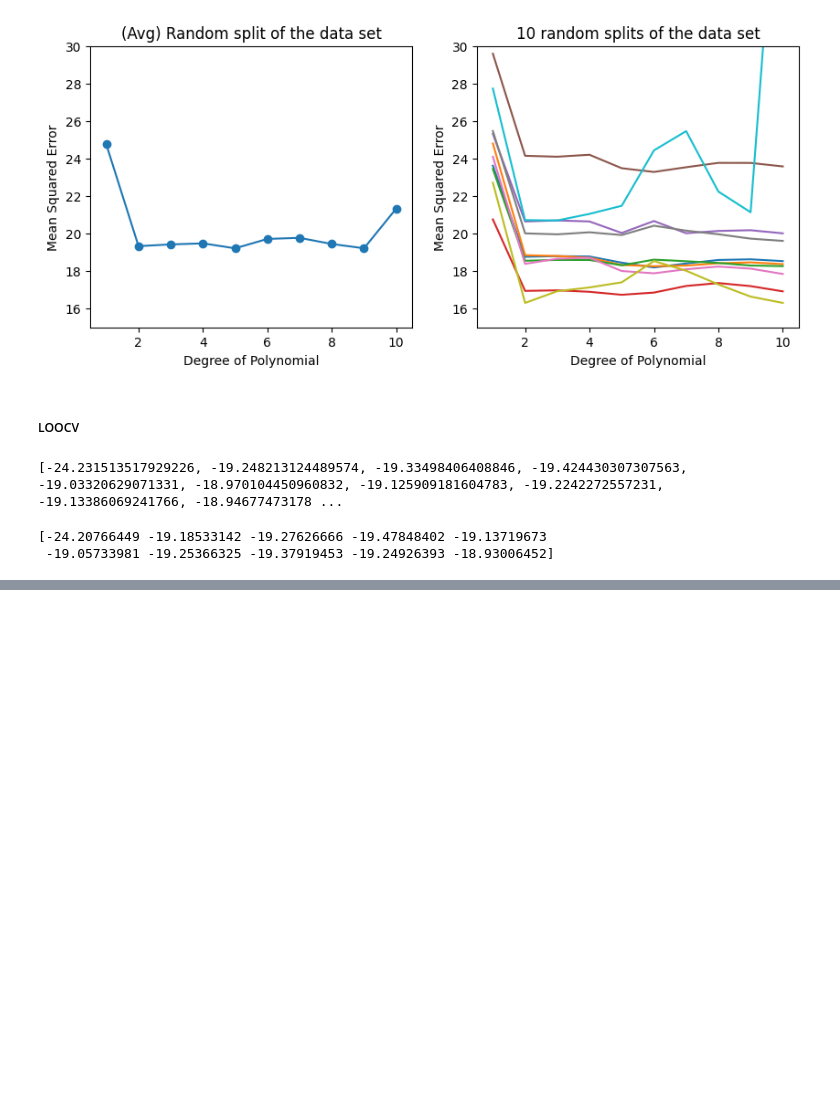
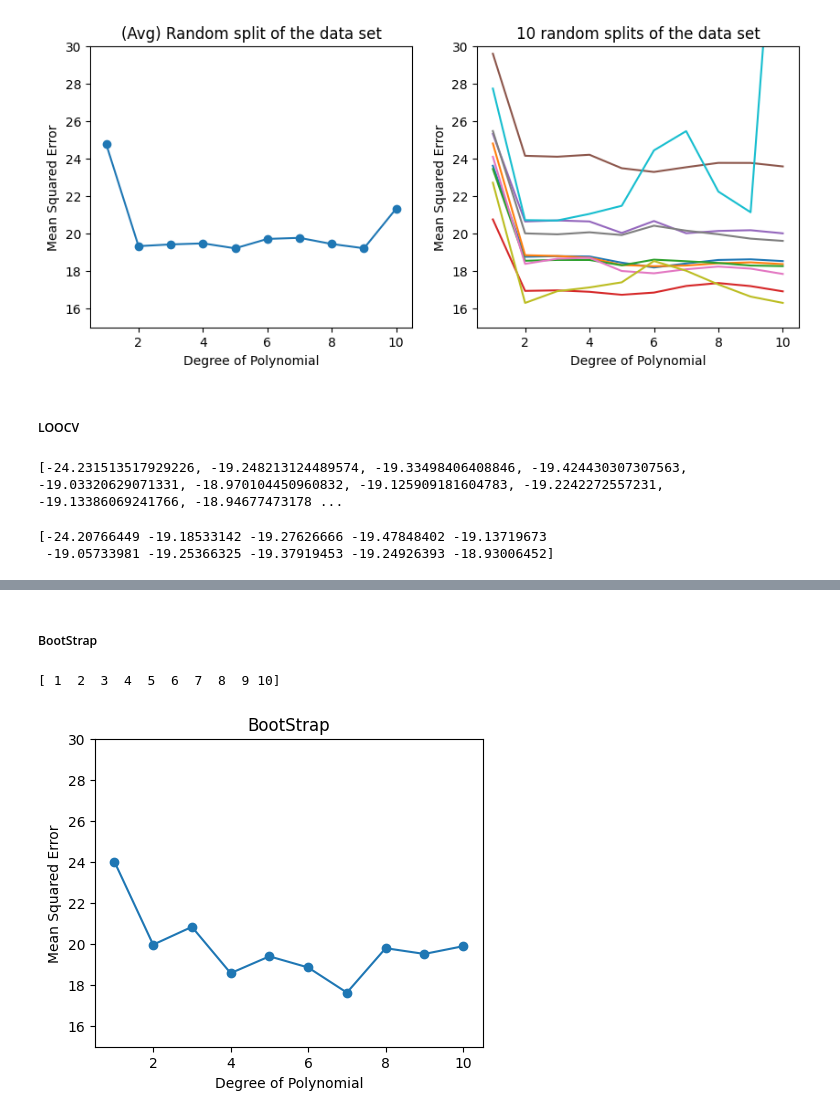
Before and after one commit to tianzheng4/tianzheng4.github.io, a Jupyter notebook: _umkc-teaching/code/Resampling_and_Evaluation.ipynb, the cells around one changed output, grey strips where cells are left out. Cells and saved outputs as stored; diff of their text form; code cells hidden in the pictures; blank space fills up the shorter version.

```diff
--- a/_umkc-teaching/code/Resampling and Evaluation.ipynb
+++ b/_umkc-teaching/code/Resampling_and_Evaluation.ipynb
@@ -152,0 +154,43 @@ for ax in fig.axes:
+# %% [markdown]
+##### BootStrap
+# %%
+num_boot_iter = 10
+
+X, Y = np.meshgrid(p_order, r_state, indexing='ij')
+Z = np.zeros((p_order.size,r_state.size))
+
+regr = skl_lm.LinearRegression()
+
+for (i,j),v in np.ndenumerate(Z):
+    poly = PolynomialFeatures(X[i,j])
+    X_poly = poly.fit_transform(df1.horsepower.values.reshape(-1,1))
+
+    for iter in range(num_boot_iter):
+
+        X_poly_temp, y_temp = resample(X_poly, df1.mpg.values, random_state=Y[i,j]+X[i,j])
+
+        X_train, X_test, y_train, y_test = train_test_split(X_poly_temp, y_temp,
+                                                            test_size=0.3, random_state=Y[i,j])
+
+        regr.fit(X_train, y_train)
+        pred = regr.predict(X_test)
+        Z[i,j] += mean_squared_error(y_test, pred)
+
+    Z[i,j] = Z[i,j] / num_boot_iter
+
+
+
+fig, ax = plt.subplots(1, 1, figsize=(5, 4))
+print(X.T[0])
+ax.plot(X.T[0], np.mean(Z.T, axis=0), '-o')
+ax.set_title('BootStrap')
+
+for ax in fig.axes:
+    ax.set_ylabel('Mean Squared Error')
+    ax.set_ylim(15,30)
+    ax.set_xlabel('Degree of Polynomial')
+    ax.set_xlim(0.5,10.5)
+    ax.set_xticks(range(2,11,2))
+# %% [output]
+[ 1  2  3  4  5  6  7  8  9 10]
+[figure, added]
```
Also changed, not shown: parts of 4 cells of this notebook, 4 other files.
